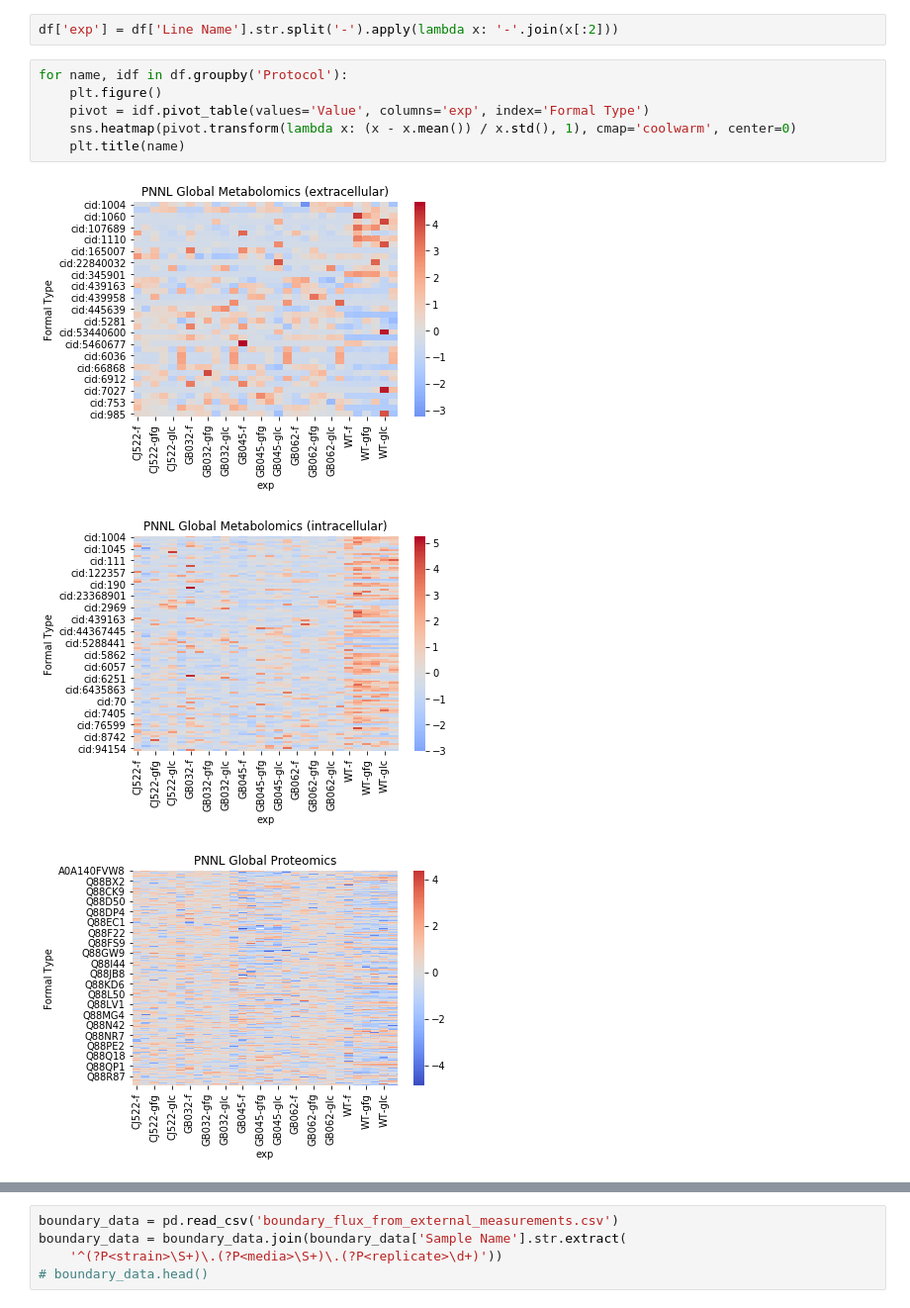
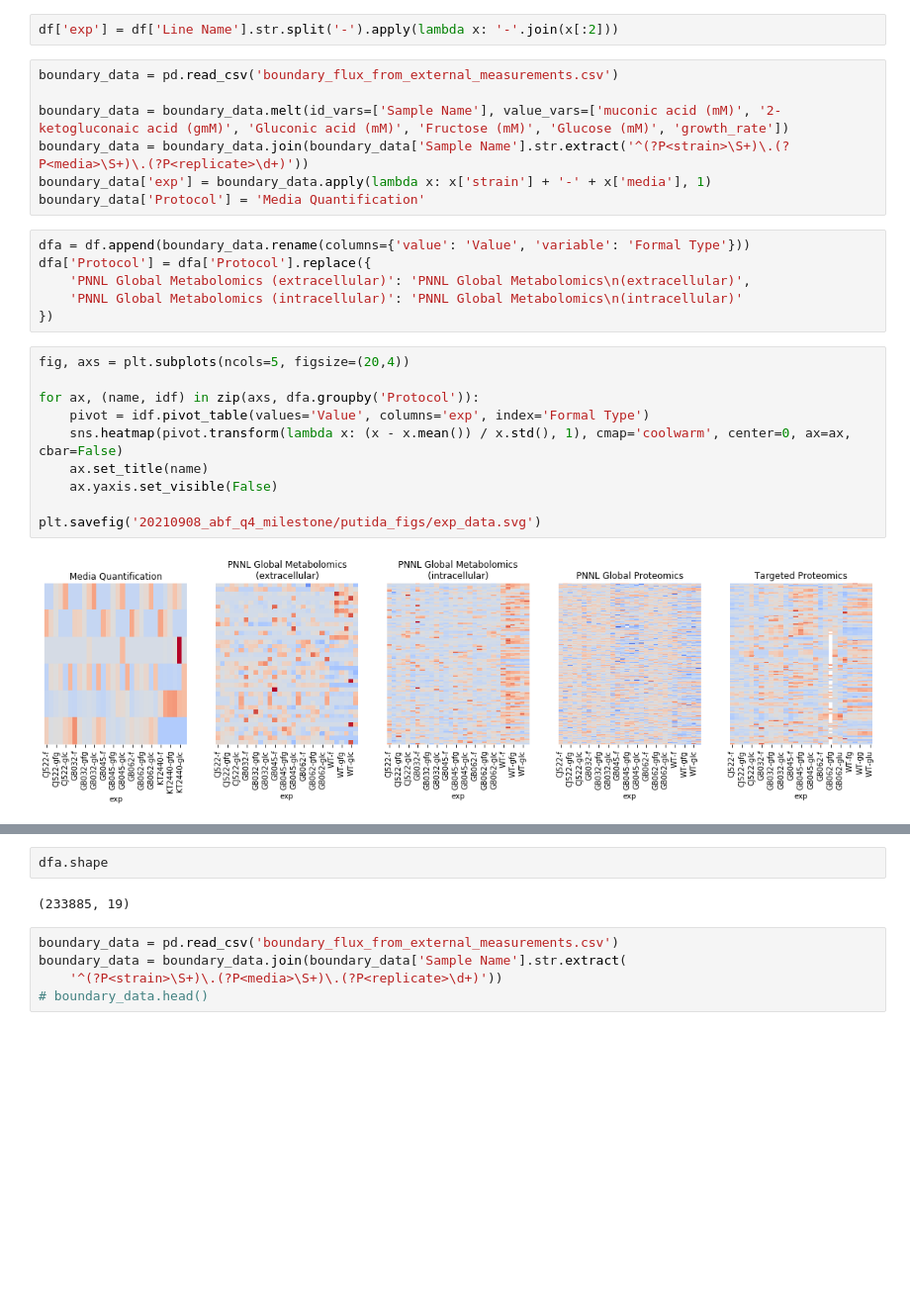
Before and after one commit to pstjohn/20200217_putida_bmfa, a Jupyter notebook: 20200304_presentation_figures.ipynb, the cells around one changed output, grey strips where cells are left out. Shown: that part at 99% size. Cells and saved outputs as stored; diff of their text form; blank space fills up the shorter version.

```diff
--- a/20200304_presentation_figures.ipynb
+++ b/20200304_presentation_figures.ipynb
@@ -10,13 +10,28 @@ import pandas as pd
 df = pd.read_csv('pputida_wt_cj522_gb032_gb045_gb062.csv.gz')
 # %%
 df['exp'] = df['Line Name'].str.split('-').apply(lambda x: '-'.join(x[:2]))
+# %%
+boundary_data = pd.read_csv('boundary_flux_from_external_measurements.csv')
+
+boundary_data = boundary_data.melt(id_vars=['Sample Name'], value_vars=['muconic acid (mM)', '2-ketogluconaic acid (gmM)', 'Gluconic acid (mM)', 'Fructose (mM)', 'Glucose (mM)', 'growth_rate'])
+boundary_data = boundary_data.join(boundary_data['Sample Name'].str.extract('^(?P<strain>\S+)\.(?P<media>\S+)\.(?P<replicate>\d+)'))
+boundary_data['exp'] = boundary_data.apply(lambda x: x['strain'] + '-' + x['media'], 1)
+boundary_data['Protocol'] = 'Media Quantification'
+# %%
+dfa = df.append(boundary_data.rename(columns={'value': 'Value', 'variable': 'Formal Type'}))
+dfa['Protocol'] = dfa['Protocol'].replace({
+    'PNNL Global Metabolomics (extracellular)': 'PNNL Global Metabolomics\n(extracellular)',
+    'PNNL Global Metabolomics (intracellular)': 'PNNL Global Metabolomics\n(intracellular)'
+})
 # %%
-for name, idf in df.groupby('Protocol'):
-    plt.figure()
+fig, axs = plt.subplots(ncols=5, figsize=(20,4))
+
+for ax, (name, idf) in zip(axs, dfa.groupby('Protocol')):
     pivot = idf.pivot_table(values='Value', columns='exp', index='Formal Type')
-    sns.heatmap(pivot.transform(lambda x: (x - x.mean()) / x.std(), 1), cmap='coolwarm', center=0)
-    plt.title(name)
+    sns.heatmap(pivot.transform(lambda x: (x - x.mean()) / x.std(), 1), cmap='coolwarm', center=0, ax=ax, cbar=False)
+    ax.set_title(name)
+    ax.yaxis.set_visible(False)
+
+plt.savefig('20210908_abf_q4_milestone/putida_figs/exp_data.svg')
 # %% [output]
-[figure, old version]
+[figure, new version]
-[figure, removed]
-[figure, removed]
@@ -24,3 +38,7 @@ for name, idf in df.groupby('Protocol'):
+# %%
+dfa.shape
+# %% [output]
+(233885, 19)
 # %%
 boundary_data = pd.read_csv('boundary_flux_from_external_measurements.csv')
 boundary_data = boundary_data.join(boundary_data['Sample Name'].str.extract(
```
Also changed, not shown: parts of 1 cell of this notebook, 28 other files.
